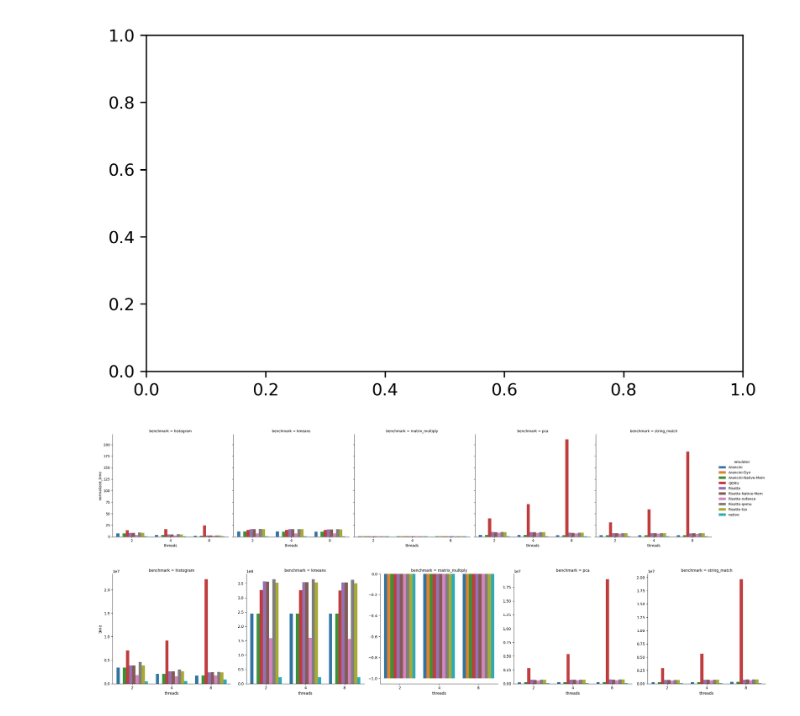
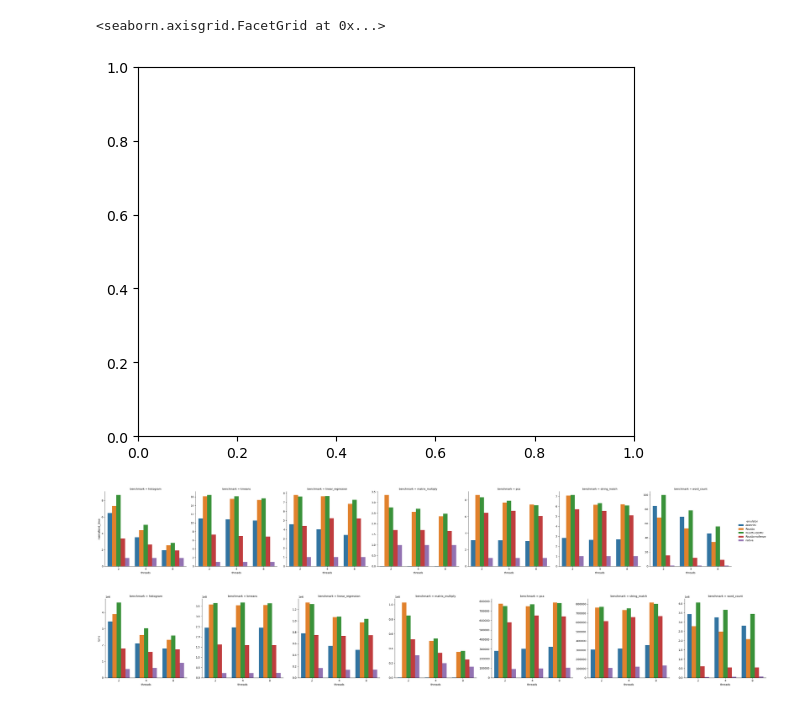
Before and after one commit to binary-translation/arancini-exploration, a Jupyter notebook: scripts/plot.ipynb, the cells around one changed output. Saved outputs shown, nothing was run; the diff lists cells and outputs as text; code cells hidden in the pictures.

Commit message:
[bench] Refactor bench.py

```diff
--- a/scripts/plot.ipynb
+++ b/scripts/plot.ipynb
@@ -4,9 +4,10 @@ import csv
 import matplotlib as mp
 import seaborn as sns
 # %%
-csvfile = open("../bench/latest/times.csv", "r")
+csvfile = open("../bench/fence-merge/times.csv", "r")
 df = pd.read_csv(csvfile)
-df["linkname"] = "latest"
+#df["linkname"] = "latest"
+df["linkname"] = "fence-merge"
 
 #csvfile = open("../bench/riscv-registers/times.csv", "r")
 #bf = pd.read_csv(csvfile)
@@ -25,40 +26,53 @@ def normalize(s):
     base = s[s["emulator"]=="native"]
     tmp["normalized_time"] = tmp["time"].map(lambda l: l/base["time"].iloc[0])
     return tmp
+
+df.drop(df[df["emulator"]=="QEMU"].index, inplace=True)
+df.drop(df[df["emulator"]=="Risotto-tso"].index, inplace=True)
+df.drop(df[df["emulator"]=="Arancini-nlock"].index, inplace=True)
+df.drop(df[df["emulator"]=="Arancini-nmem"].index, inplace=True)
+df.drop(df[df["emulator"]=="Risotto-nmem"].index, inplace=True)
+df.drop(df[df["emulator"]=="Risotto-nlock"].index, inplace=True)
+
+#df.drop(df[df["emulator"]=="Risotto-nofence"].index, inplace=True)
+
+#df.drop(df[df["benchmark"]=="matrix_multiply"].index, inplace=True)
+
+#df.drop(df[df["threads"]!=8].index, inplace=True)
 
 
 df = df.groupby(["emulator", "benchmark", "threads", "type"], as_index=False).apply(median_no_fails)
 df = df.groupby(["benchmark", "threads", "type"], as_index=False).apply(normalize)
 
 
 #bf.groupby(by=["emulator", "benchmark"]).median(numeric_only=True)
 #bf["normalized time"] = bf["time"]
 #bases = {}
 #for b in bf["benchmark"].unique():
 #    bases[b] = bf.loc[bf["benchmark"] == b,"time"].tolist()[0]
 
 #bf["normalized time"] = bf[["normalized time", "benchmark"]].apply(lambda s: s["normalized time"]/bases[s["benchmark"]], axis=1)
 
 seq = df[df["type"] == "sequential"]
 ax = sns.barplot(data=seq, x="benchmark", y="normalized_time", hue="emulator")
 #sns.barplot(data=bf, x="benchmark", y="normalized time", hue="emulator", ax=ax, palette="pastel", fill=False)
 hatches = ['/', 'x', '\\', '-']
 
 #pthread = df[(df["type"]=="pthreads")]
 #sns.catplot(data=pthread, x="threads", y="normalized_time", hue="emulator", legend=None, col="benchmark", kind="bar")
 
 mr = df[(df["type"]=="map-reduce")]
-sns.catplot(data=mr, x="threads", y="normalized_time", hue="emulator", col="benchmark", kind="bar")
+sns.catplot(data=mr, x="threads", y="normalized_time", hue="emulator", col="benchmark", kind="bar", sharey=False)
+
 
 sns.catplot(data=mr, x="threads", y="time", hue="emulator", legend=None, col="benchmark", kind="bar", sharey=False)
 
 #for i,bar in enumerate(ax.patches):
 #    bar.set_hatch(hatches[int(i/4)])
 #for i,bar in enumerate(ax.get_legend().legend_handles):
 #    bar.set_hatch(hatches[int(i)])
-ax.figure.set_dpi(300)
-ax.set_box_aspect(9/16)
 # %% [output]
+<seaborn.axisgrid.FacetGrid at 0x...>
-[figure, old version]
+[figure, new version]
-[figure, old version]
+[figure, new version]
-[figure, old version]
+[figure, new version]
```
Also changed, not shown: 1 other file.
